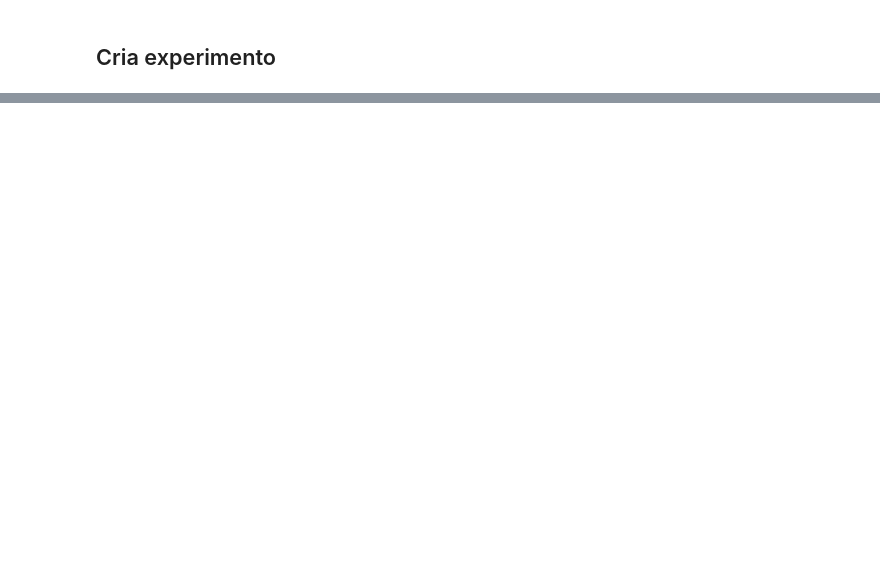
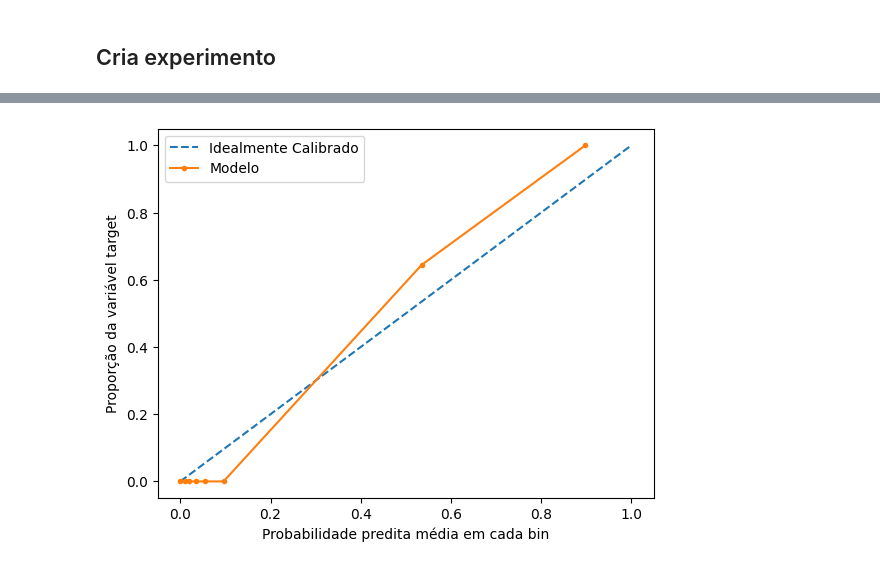
Before and after one commit to HugoCalegari/Estudo_Cartao_Credito, a Jupyter notebook: vCartao_Credito/2.Modelagem/0.Modelos_baselines.ipynb, the cells around one changed output, grey strips where cells are left out. Cells and saved outputs as stored; diff of their text form; code cells hidden in the pictures; blank space fills up the shorter version.

```diff
--- a/vCartao_Credito/2.Modelagem/0.Modelos_baselines.ipynb
+++ b/vCartao_Credito/2.Modelagem/0.Modelos_baselines.ipynb
@@ -160,0 +225,4 @@ if __name__ == '__main__':
+# %%
+Funcoes.grafico_calibracao(y_treino, rf.predict_proba(X_treino)[:,1], nbins=10, strategy='quantile')
+# %% [output]
+[figure, added]
```
Also changed, not shown: parts of 34 cells of this notebook.
